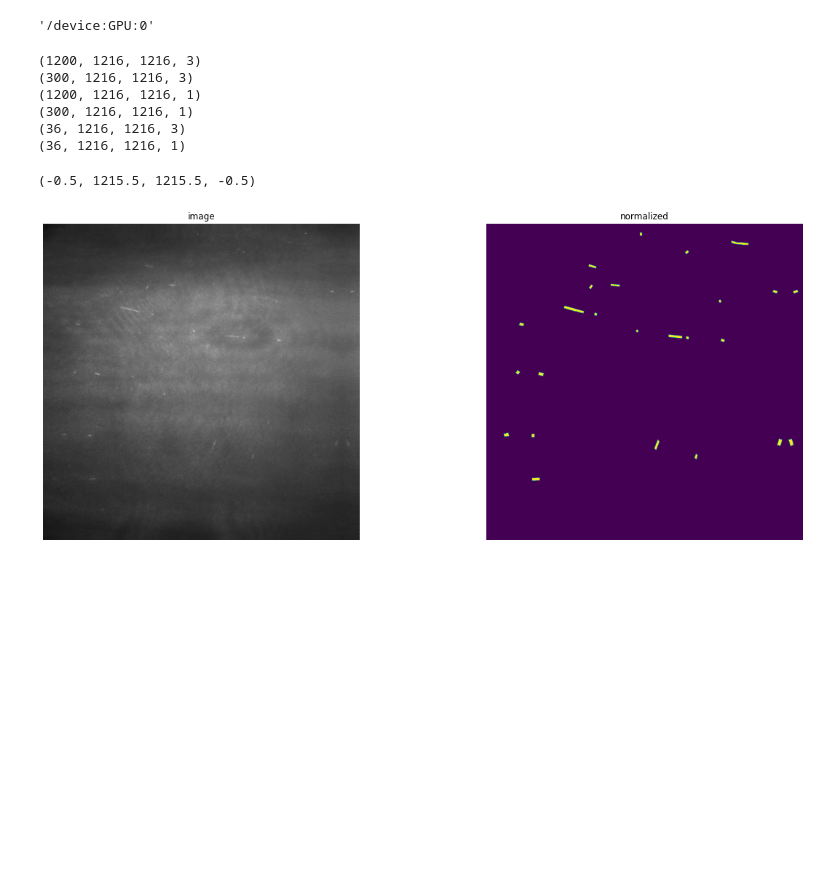
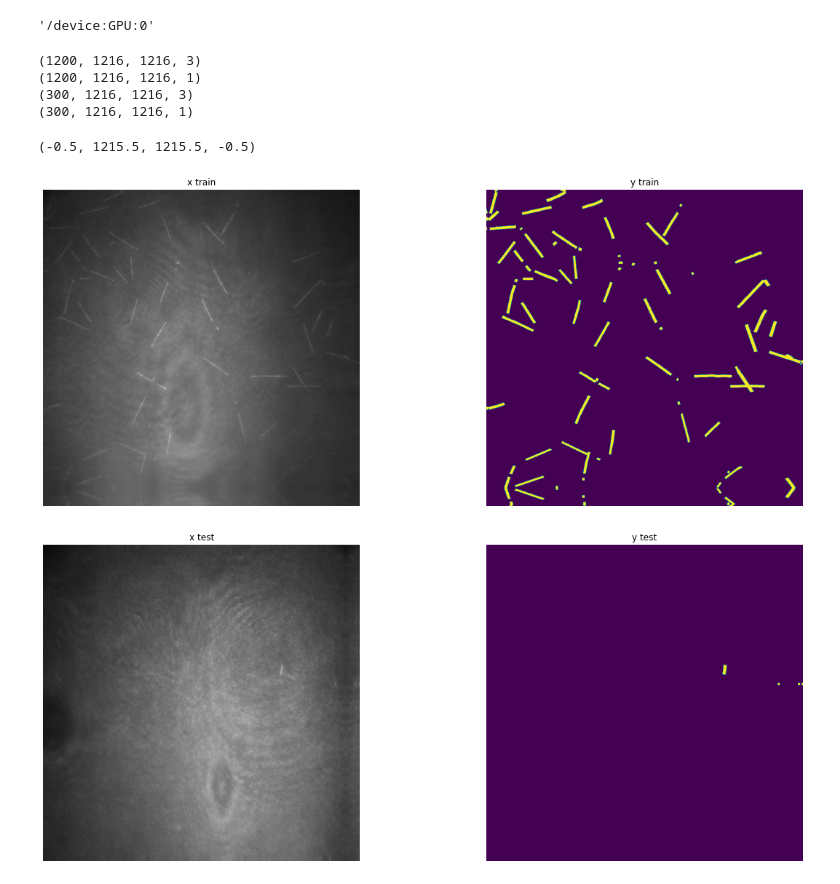
Before and after one commit to Wirkungstreffer/Microtubules_Detection, a Jupyter notebook: Neural_Network_Training_Notebook.ipynb, the cells around one changed output. Drawn from its saved outputs; the diff is of its cells as text; code cells hidden in the pictures; blank space fills up the shorter version.

```diff
--- a/Neural_Network_Training_Notebook.ipynb
+++ b/Neural_Network_Training_Notebook.ipynb
@@ -209,10 +209,10 @@ train_images = load_and_padding_images("Semantic_Segmentation/training_data/imag
 train_labels = load_and_padding_images("Semantic_Segmentation/training_data/labels_aug",1)
 
 # Load test set images as a list
-test_images = load_and_padding_images("Semantic_Segmentation/training_data/test_images_aug",3)
+test_images = load_and_padding_images("Semantic_Segmentation/training_data/image_test",3)
 
 # Load test set labels as a list
-test_labels = load_and_padding_images("Semantic_Segmentation/training_data/test_labels_aug",1)
+test_labels = load_and_padding_images("Semantic_Segmentation/training_data/label_test",1)
 
 
 # Load customary x_train and y_train variables
@@ -248,40 +248,39 @@ print(imgsize4)
 import random
 image_number = random.randint(0, len(X)-1)
 
 fig, ax = plt.subplots(ncols=2, figsize=(20, 8))
 
 ax[0].imshow(X[image_number])
 ax[0].set_title('x train')
 ax[0].axis('off')
 
 y_train_squeeze = Y[image_number]
 y_train_squeeze = y_train_squeeze[:,:,0]
 ax[1].imshow(y_train_squeeze)
 ax[1].set_title('y train')
 ax[1].axis('off')
 
-testimage_number = random.randint(0, len(X_test)-1)
+test_image_number = random.randint(0, len(X_test)-1)
 
 fig, ax = plt.subplots(ncols=2, figsize=(20, 8))
 
-ax[0].imshow(X_[image_number])
+ax[0].imshow(X_test[test_image_number])
 ax[0].set_title('x test')
 ax[0].axis('off')
 
-y_test_squeeze = Y_test[image_number]
+y_test_squeeze = Y_test[test_image_number]
 y_test_squeeze = y_test_squeeze[:,:,0]
 ax[1].imshow(y_test_squeeze)
 ax[1].set_title('y test')
 ax[1].axis('off')
 # %% [output]
 (1200, 1216, 1216, 3)
+(1200, 1216, 1216, 1)
 (300, 1216, 1216, 3)
-(1200, 1216, 1216, 1)
 (300, 1216, 1216, 1)
-(36, 1216, 1216, 3)
-(36, 1216, 1216, 1)
 (-0.5, 1215.5, 1215.5, -0.5)
-[figure, old version]
+[figure, new version]
+[figure, added]
 # %%
 # Define and set up training model
 
```
Also changed, not shown: parts of 5 cells of this notebook.
